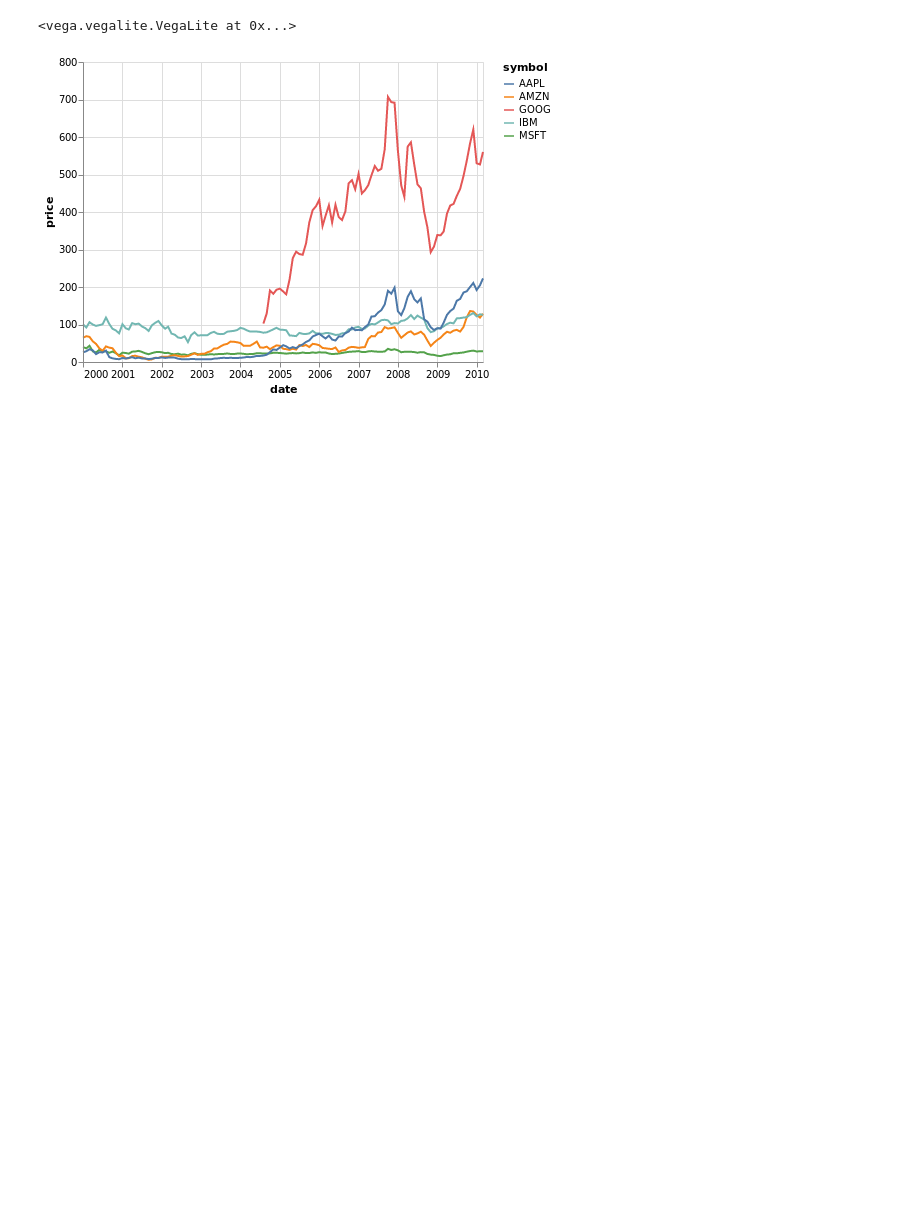
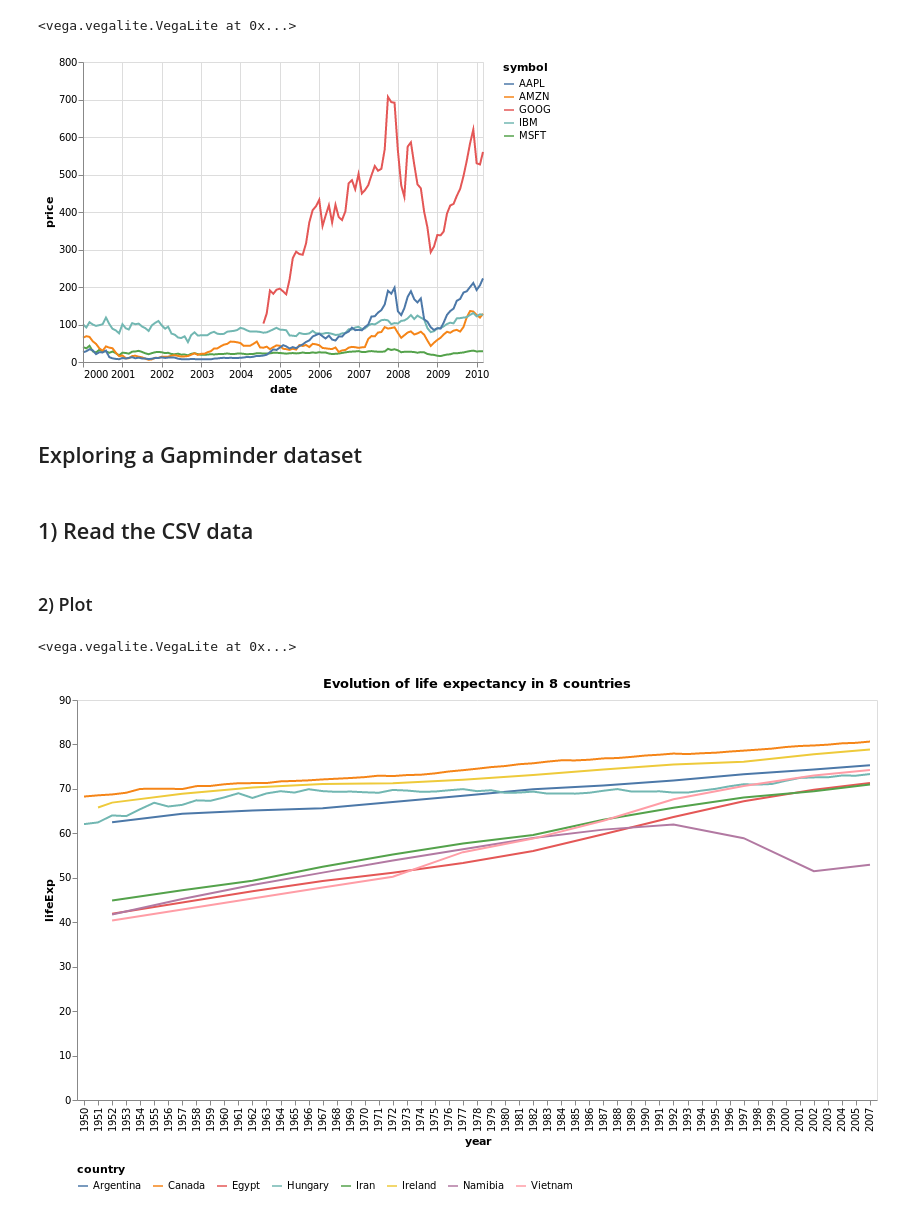
Before and after one commit to Eleonore9/tour_dataviz_python, a Jupyter notebook: code_examples/try_altair.ipynb, the cells around one changed output. Cells and saved outputs as stored; diff of their text form; code cells hidden in the pictures; blank space fills up the shorter version.

```diff
--- a/code_examples/try_altair.ipynb
+++ b/code_examples/try_altair.ipynb
@@ -14,3 +16,7 @@ alt.Chart(source).mark_line().encode(
 # %% [output]
 <vega.vegalite.VegaLite at 0x...>
 [figure]
+# %% [markdown]
+## Exploring a Gapminder dataset
+# %% [markdown]
+## 1) Read the CSV data
@@ -16,0 +25,23 @@ alt.Chart(source).mark_line().encode(
+# %%
+gapminder_df = pd.read_csv('data/gapminder.csv')
+
+countries_to_filter = ["Iran", "Vietnam", "Egypt", "Namibia",
+                      "Ireland", "Hungary", "Canada", "Argentina"]
+# %% [markdown]
+### 2) Plot
+# %%
+data = gapminder_df[gapminder_df.country.isin(countries_to_filter)]
+
+alt.Chart(data.reset_index(), width=800, height=400).mark_line().encode(
+    x='year:N',
+    y='lifeExp',
+    color=alt.Color('country', legend=alt.Legend(orient="bottom")),
+    tooltip=['year', 'country', 'continent', 'lifeExp']
+).properties(
+    title='Evolution of life expectancy in 8 countries'
+).configure_axis(
+    grid=False
+)
+# %% [output]
+<vega.vegalite.VegaLite at 0x...>
+[figure, added]
```
Also changed, not shown: parts of 2 cells of this notebook, 9 other files.
